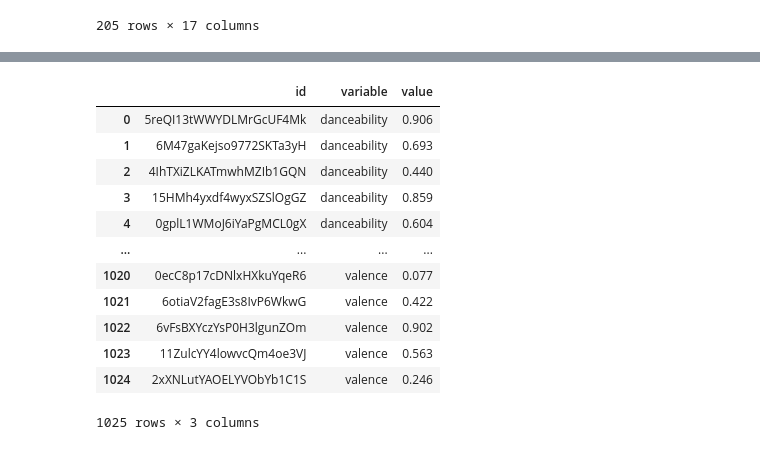
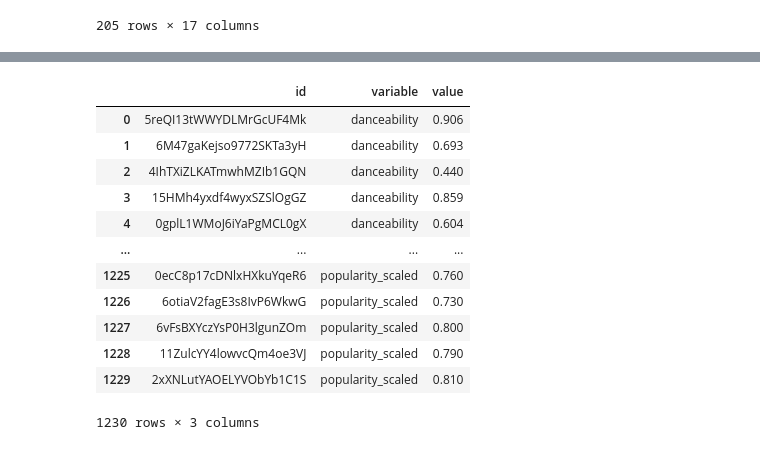
Before and after one commit to s-helal/tiktokify, a Jupyter notebook: graphs.ipynb, the cells around one changed output, grey strips where cells are left out. Cells and saved outputs as stored; diff of their text form; code cells hidden in the pictures.

```diff
--- a/graphs.ipynb
+++ b/graphs.ipynb
@@ -64,6 +64,9 @@ data
 # %%
 # Reformatting Dates
 data.release_date = pd.to_datetime(data.release_date)
+# %%
+#scaling popularity
+data["popularity_scaled"] = data["popularity"]/100
 # %%
 #view overview
 data.info()
@@ -88,21 +91,21 @@ memory usage: 27.4+ KB
 # %%
 quant01 = ['danceability', 'energy',
     'acousticness', 'liveness',
-       'valence']
-colors = ['#ffb3ba', '#ffdfba', '#ffffba', '#baffc9','#bae1ff']
+       'valence',"popularity_scaled"]
+colors = ['#ffb3ba', '#ffdfba', '#ffffba', '#baffc9','#bae1ff',"#D5D6EA"]
 facetdf01 = pd.melt(data, id_vars=['id'], value_vars=quant01)
 facetdf01
 # %% [output]
 |  | id | variable | value |
 | 0 | 5reQI13tWWYDLMrGcUF4Mk | danceability | 0.906 |
 | 1 | 6M47gaKejso9772SKTa3yH | danceability | 0.693 |
 | 2 | 4IhTXiZLKATmwhMZIb1GQN | danceability | 0.440 |
 | 3 | 15HMh4yxdf4wyxSZSlOgGZ | danceability | 0.859 |
 | 4 | 0gplL1WMoJ6iYaPgMCL0gX | danceability | 0.604 |
 | ... | ... | ... | ... |
-| 1020 | 0ecC8p17cDNlxHXkuYqeR6 | valence | 0.077 |
-| 1021 | 6otiaV2fagE3s8IvP6WkwG | valence | 0.422 |
-| 1022 | 6vFsBXYczYsP0H3lgunZOm | valence | 0.902 |
-| 1023 | 11ZulcYY4lowvcQm4oe3VJ | valence | 0.563 |
-| 1024 | 2xXNLutYAOELYVObYb1C1S | valence | 0.246 |
+| 1225 | 0ecC8p17cDNlxHXkuYqeR6 | popularity_scaled | 0.760 |
+| 1226 | 6otiaV2fagE3s8IvP6WkwG | popularity_scaled | 0.730 |
+| 1227 | 6vFsBXYczYsP0H3lgunZOm | popularity_scaled | 0.800 |
+| 1228 | 11ZulcYY4lowvcQm4oe3VJ | popularity_scaled | 0.790 |
+| 1229 | 2xXNLutYAOELYVObYb1C1S | popularity_scaled | 0.810 |
-1025 rows × 3 columns
+1230 rows × 3 columns
```
Also changed, not shown: parts of 15 cells of this notebook.
